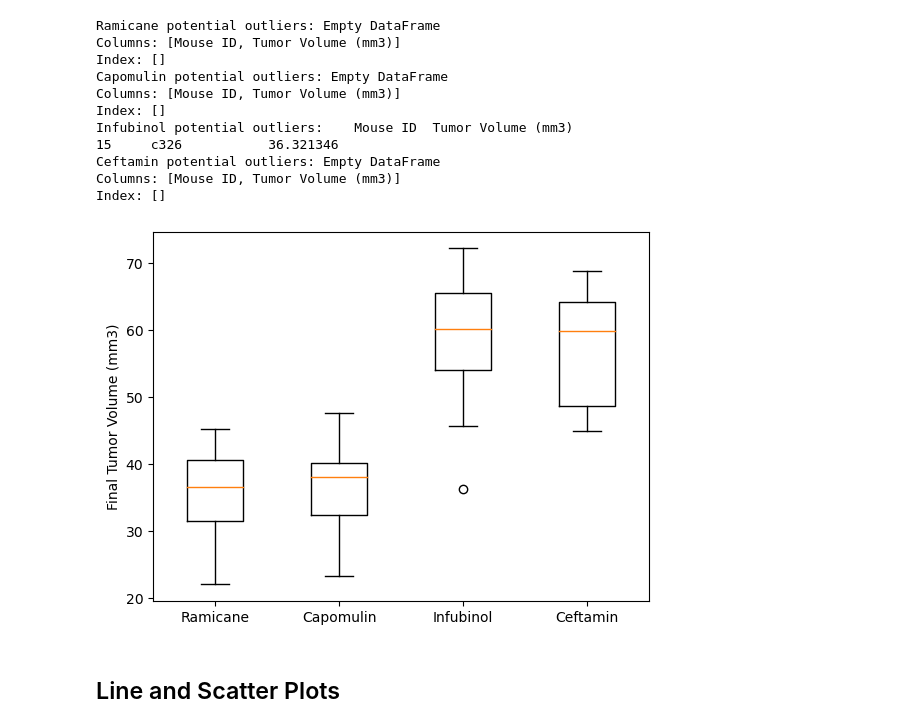
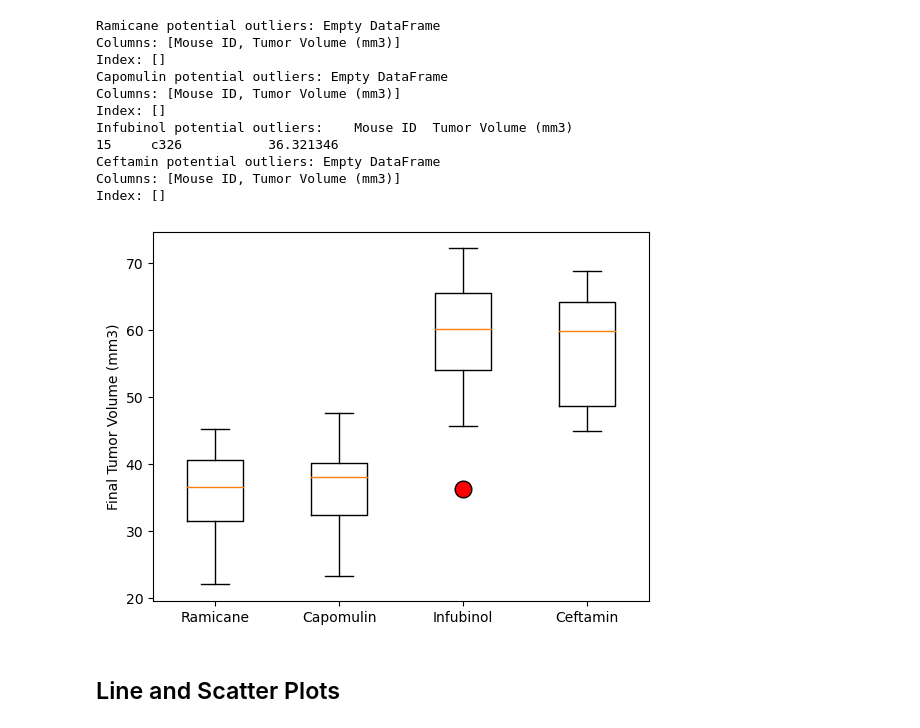
Before and after one commit to calirave/Pymaceuticals, a Jupyter notebook: pymaceuticals_starter.ipynb, the cells around one changed output. Drawn from its saved outputs; the diff is of its cells as text; code cells hidden in the pictures.

```diff
--- a/pymaceuticals_starter.ipynb
+++ b/pymaceuticals_starter.ipynb
@@ -278,14 +260,15 @@ Columns: [Mouse ID, Tumor Volume (mm3)]
 Index: []
 # %%
 # Generate a box plot that shows the distrubution of the tumor volume for each treatment group.
-
+flierprop = dict(marker='o', markerfacecolor='red', markersize=12,
+                  linestyle='none')
 fig1, ax1 = plt.subplots()
 ax1.set_ylabel('Final Tumor Volume (mm3)')
-ax1.boxplot(volumes)
+ax1.boxplot(volumes, flierprops=flierprop)
 ax1.set_xticklabels(treatments)
 plt.show()
 # %% [output]
-[figure, old version]
+[figure, new version]
 # %% [markdown]
 ## Line and Scatter Plots
 # %%
```
Also changed, not shown: parts of 2 cells of this notebook.
